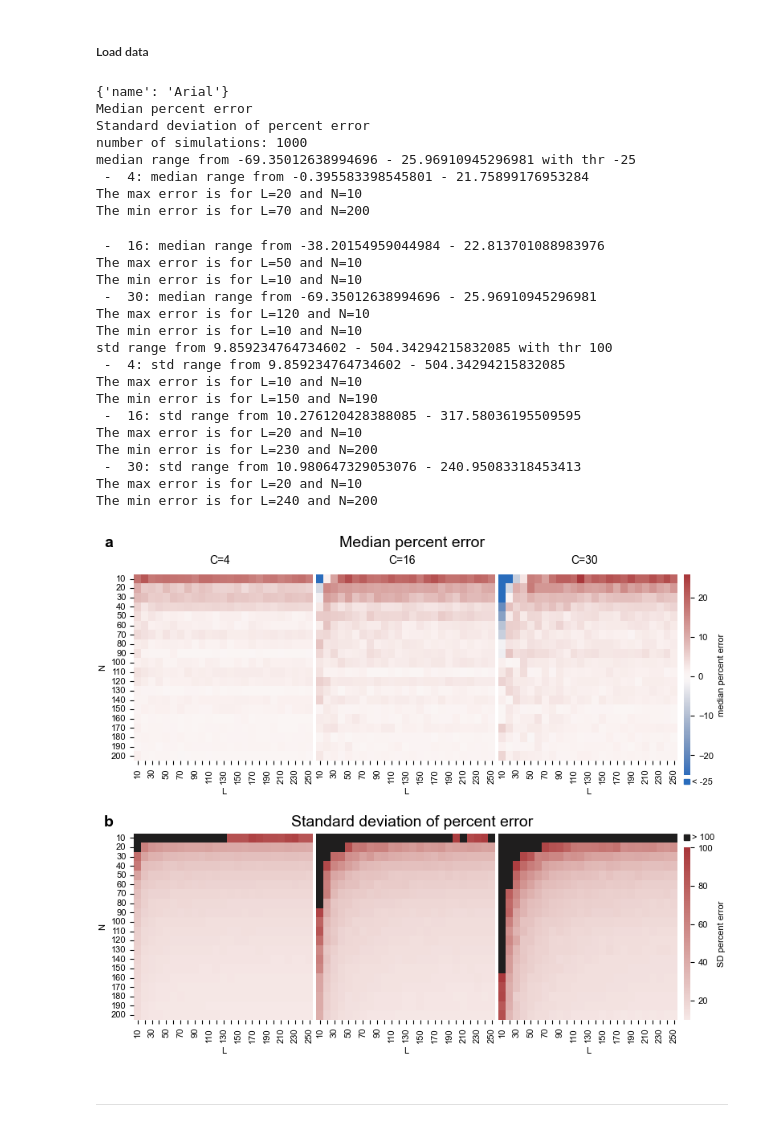
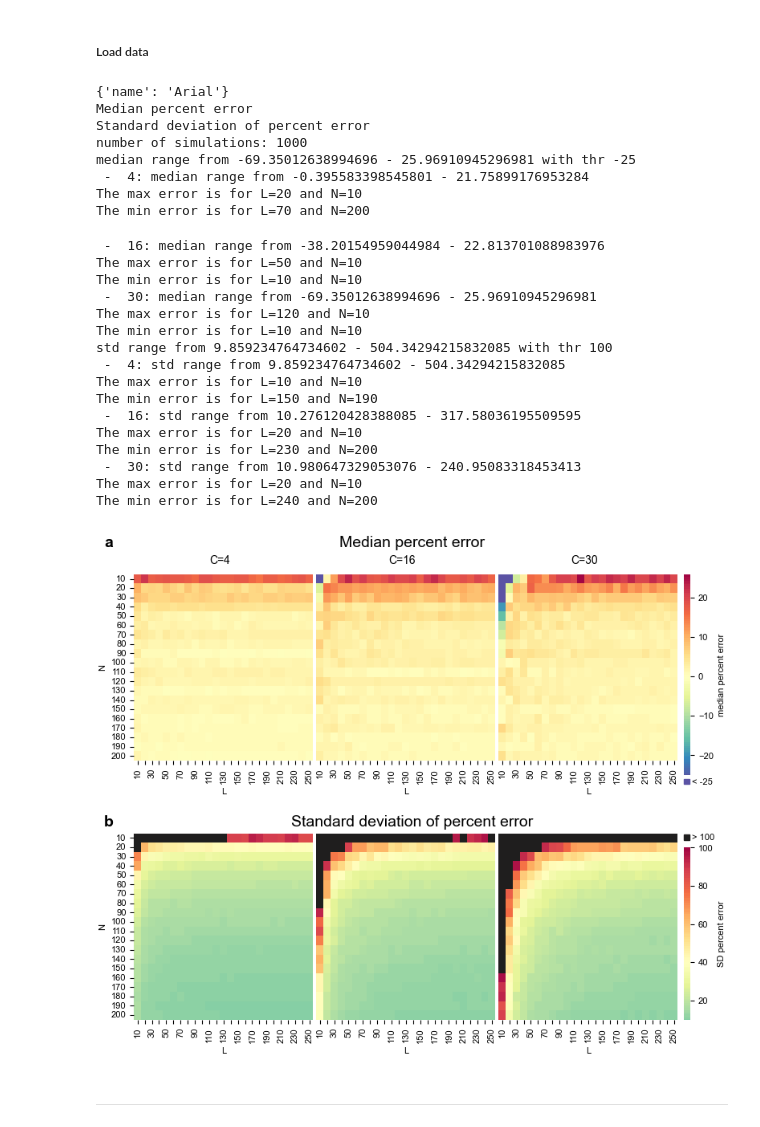
Before and after one commit to jankaWIS/reliability-paper, a Jupyter notebook: Figures/Figures-CanD.ipynb, the cells around one changed output. Cells and saved outputs as stored; diff of their text form; code cells hidden in the pictures.

Commit message:
Update colour palette in fig 6

```diff
--- a/Figures/Figures-CanD.ipynb
+++ b/Figures/Figures-CanD.ipynb
@@ -1447,7 +1447,7 @@ for j, special_C in enumerate(C_selection):
 error_std_thr = 100
 cmap_error = sns.color_palette("icefire", n_colors=1, desat=1)
 error_median_thr = -25
-cmap_median_error = sns.color_palette("vlag", n_colors=100)[:1]
+cmap_median_error = sns.color_palette("Spectral_r", n_colors=100)[:1]#sns.color_palette("vlag", n_colors=100)[:1]
 # cmap_median_error = sns.color_palette("cubehelix", n_colors=100)#[:1]
 # cmap_median_error = sns.color_palette("Spectral", n_colors=100)#[:1]
 
@@ -1518,7 +1518,7 @@ for j, special_C in enumerate(C_selection):
                 xticklabels=df_median_noexplosions["total_n_trials"].unique(), yticklabels=df_median_noexplosions["N"].unique(),
                 cbar_kws={"label":"median percent error"},
                 cbar=j//2,
-                cmap=sns.color_palette("vlag", as_cmap=True),
+                cmap=sns.color_palette("Spectral_r", n_colors=100),#sns.color_palette("vlag", as_cmap=True),
                 center=0, vmax=arr_median.max(), vmin=error_median_thr,
                 annot_kws={"size": matrix_fontsize},
                 ax=c.ax(f"medianC{j}"),
@@ -1563,8 +1563,8 @@ for j, special_C in enumerate(C_selection):
                 xticklabels=df_median_noexplosions["total_n_trials"].unique(), yticklabels=df_median_noexplosions["N"].unique(),
                 cbar_kws={"label":"SD percent error"},
                 cbar=j//2,
-                cmap=sns.color_palette("vlag", as_cmap=True),
-                center=0, vmin=arr_std.min(), vmax=error_std_thr,#arr_std.max(),
+                cmap=sns.color_palette("Spectral_r", n_colors=100),#sns.color_palette("vlag", as_cmap=True),
+                center=40, vmin=arr_std.min(), vmax=error_std_thr,#arr_std.max(),
                 annot_kws={"size": matrix_fontsize},
                 ax=c.ax(f"stdC{j}"),
                 cbar_ax=c.ax("std_colourbar"),
@@ -1613,34 +1613,34 @@ for patch in leg.get_patches():
 # c.debug_grid(Vector(0.5,0.5,"cm"))
 c.show()
 #
 c.save(os.path.join(path_figures, "Fig6", 'Figure_6.png'), dpi=300)#, bbox_inches="tight")
 c.save(os.path.join(path_figures, "Fig6", 'Figure_6.pdf'), dpi=300)#, bbox_inches="tight")
 # %% [output]
 {'name': 'Arial'}
 Median percent error
 Standard deviation of percent error
 number of simulations: 1000
 median range from -69.35012638994696 - 25.96910945296981 with thr -25
  -  4: median range from -0.395583398545801 - 21.75899176953284
 The max error is for L=20 and N=10
 The min error is for L=70 and N=200
  -  16: median range from -38.20154959044984 - 22.813701088983976
 The max error is for L=50 and N=10
 The min error is for L=10 and N=10
  -  30: median range from -69.35012638994696 - 25.96910945296981
 The max error is for L=120 and N=10
 The min error is for L=10 and N=10
 std range from 9.859234764734602 - 504.34294215832085 with thr 100
  -  4: std range from 9.859234764734602 - 504.34294215832085
 The max error is for L=10 and N=10
 The min error is for L=150 and N=190
  -  16: std range from 10.276120428388085 - 317.58036195509595
 The max error is for L=20 and N=10
 The min error is for L=230 and N=200
  -  30: std range from 10.980647329053076 - 240.95083318453413
 The max error is for L=20 and N=10
 The min error is for L=240 and N=200
-[figure, old version]
+[figure, new version]
 # %% [markdown]
 ----
 # %%
```
Also changed, not shown: parts of 2 cells of this notebook, 6 other files.
